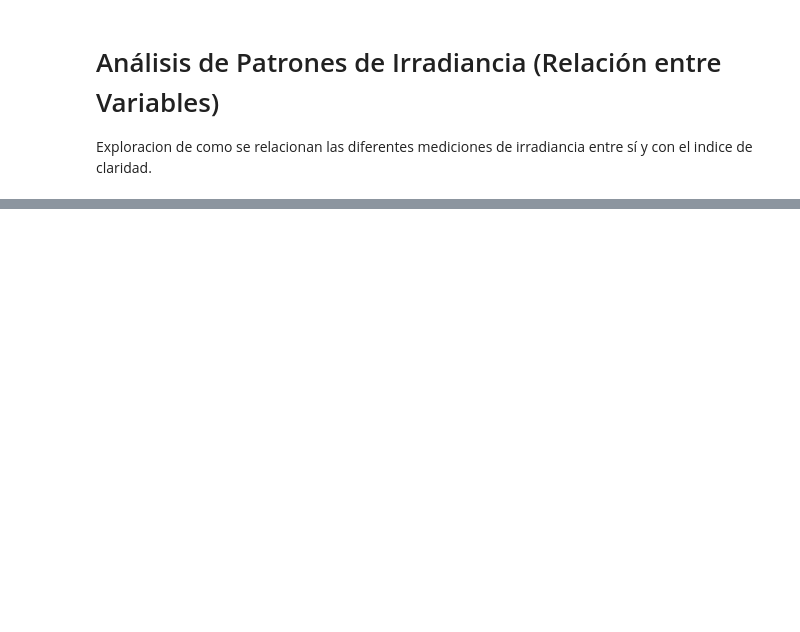
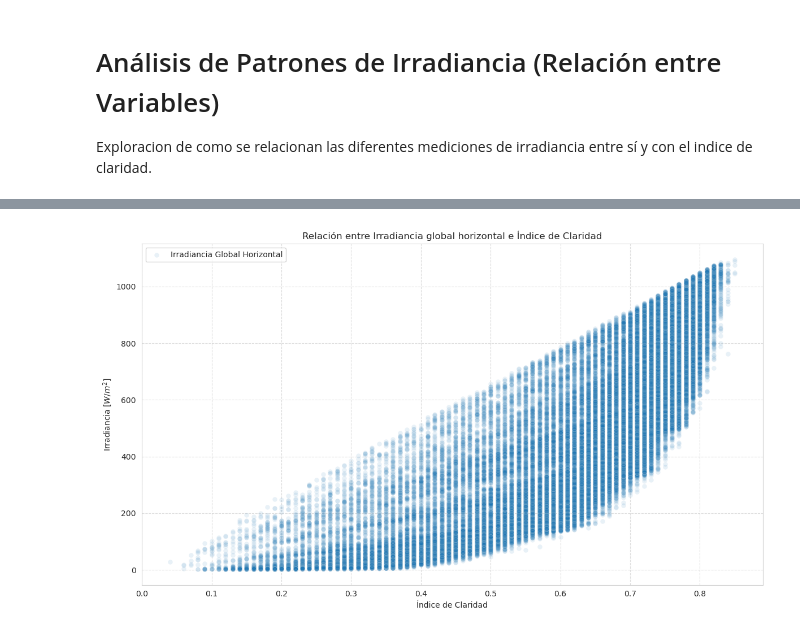
Before and after one commit to Ccarlos2310/Analisis_Irradiancia_Solar, a Jupyter notebook: analisis_irradiancia.ipynb, the cells around one changed output, grey strips where cells are left out. Cells and saved outputs as stored; diff of their text form; code cells hidden in the pictures; blank space fills up the shorter version.

```diff
--- a/analisis_irradiancia.ipynb
+++ b/analisis_irradiancia.ipynb
@@ -820,13 +877,15 @@ plt.show()
 # %%
 plt.figure(figsize=(12, 7))
 
-sns.scatterplot(x='Indice_Claridad', y='Irradiancia_Global_Horizontal', data=df_analisis_2, alpha=0.1, label='Global Horizontal')
+sns.scatterplot(x='Indice_Claridad', y='Irradiancia_Global_Horizontal', data=df_analisis_2, alpha=0.1, label='Irradiancia Global Horizontal')
 
-plt.title('Relación entre Irradiancia e Índice de Claridad')
+plt.title('Relación entre Irradiancia global horizontal e Índice de Claridad')
 plt.xlabel('Índice de Claridad')
 plt.ylabel('Irradiancia [$W/m^2$]')
 plt.grid(True, linestyle='--', alpha=0.7)
 plt.legend()
 plt.tight_layout()
 plt.show()
+# %% [output]
+[figure, added]
 # %%
```
Also changed, not shown: parts of 18 cells of this notebook.
